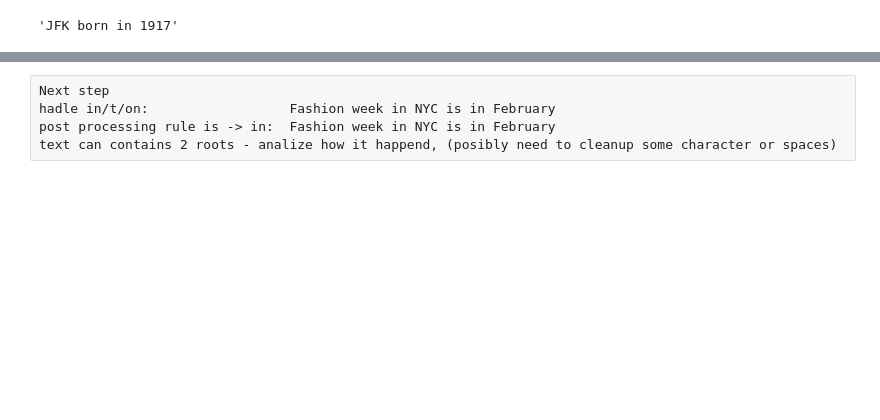
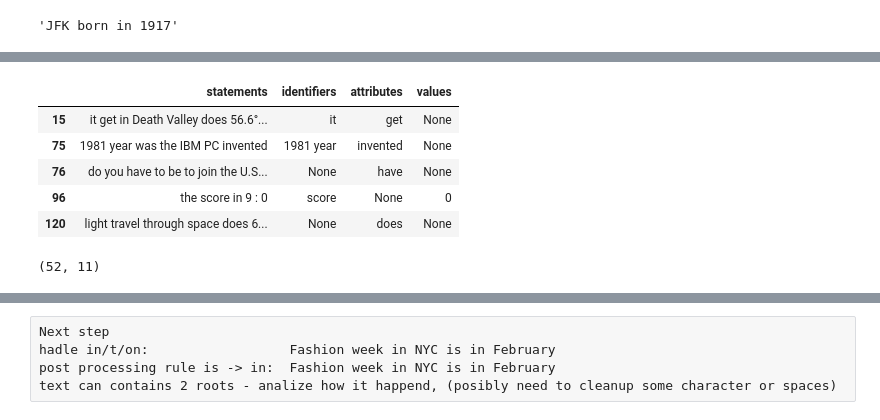
Before and after one commit to sudodoki/prj-nlp, a Jupyter notebook: students/Nazar/HW4/factoid/Fact checking.ipynb, the cells around one changed output, grey strips where cells are left out. Saved outputs shown, nothing was run; the diff lists cells and outputs as text; code cells hidden in the pictures; blank space fills up the shorter version.

```diff
--- a/students/Nazar/HW4/factoid/Fact checking.ipynb
+++ b/students/Nazar/HW4/factoid/Fact checking.ipynb
@@ -407,28 +458,40 @@ def get_attribute(token):
     else:
         return None
 # %%
-def get_value(token):
+def get_value_as_an_attribute_of_root(token):
+    for child in token.children:
+        if (child.dep_=='attr') and (child.tag_ in ['CD']) and (child.ent_type_!=''):
+            return child
+    return None
+
+def get_value_on_right(token):
     #print(token, token.tag_, token.ent_type_)
     if (token.tag_ in ['NN','NNS', 'CD']) or (token.ent_type_!=''):
         return token
     if token.tag_ in ['JJ','VBN']:
         return tree_move(token,token.left_edge,get_value)
     return None
+
+def get_value(token):
+    value = get_value_as_an_attribute_of_root(token)
+    if value != None:
+        return value
+    return get_value_on_right(token.right_edge)
 # %%
 def get_triplets_from_text(text):
     #NN VB value
     #NN (is)attribute_name value
-    cleaned_text = cleanup_text(text)
-    doc = get_prprocessed_spacy_doc(cleaned_text)
+
+    doc = get_prprocessed_spacy_doc(text)
     roots = get_root(doc)
-    if len(roots)>1:
+    if len(roots)!=1:
         return (None,None, None)
     else:
         root = roots[0]
     identifier = get_identifier(root.left_edge)
     attribute= get_attribute(root)
-    value = get_value(root.right_edge)
+    value = get_value(root)
     return identifier, attribute, value
 
-get_triplets_from_text('JFK born  in 1917 ')
+get_triplets_from_text('the U.N. created in 1945')
 # %% [output]
@@ -466,0 +565,14 @@ You are my HERO!!!!
+# %%
+cant_work_with_that = step3_df[step3_df[['identifiers','attributes','values']].isnull().any(axis=1)]
+cant_work_with_that[:5][['statements','identifiers','attributes','values']]
+# %% [output]
+|  | statements | identifiers | attributes | values |
+| 15 | it get in Death Valley does 56.6°... | it | get | None |
+| 75 | 1981 year was the IBM PC invented | 1981 year | invented | None |
+| 76 | do you have to be to join the U.S... | None | have | None |
+| 96 | the score in 9 : 0 | score | None | 0 |
+| 120 | light travel through space does 6... | None | does | None |
+# %%
+cant_work_with_that.shape
+# %% [output]
+(52, 11)
```
Also changed, not shown: parts of 20 cells of this notebook, 5 other files.
